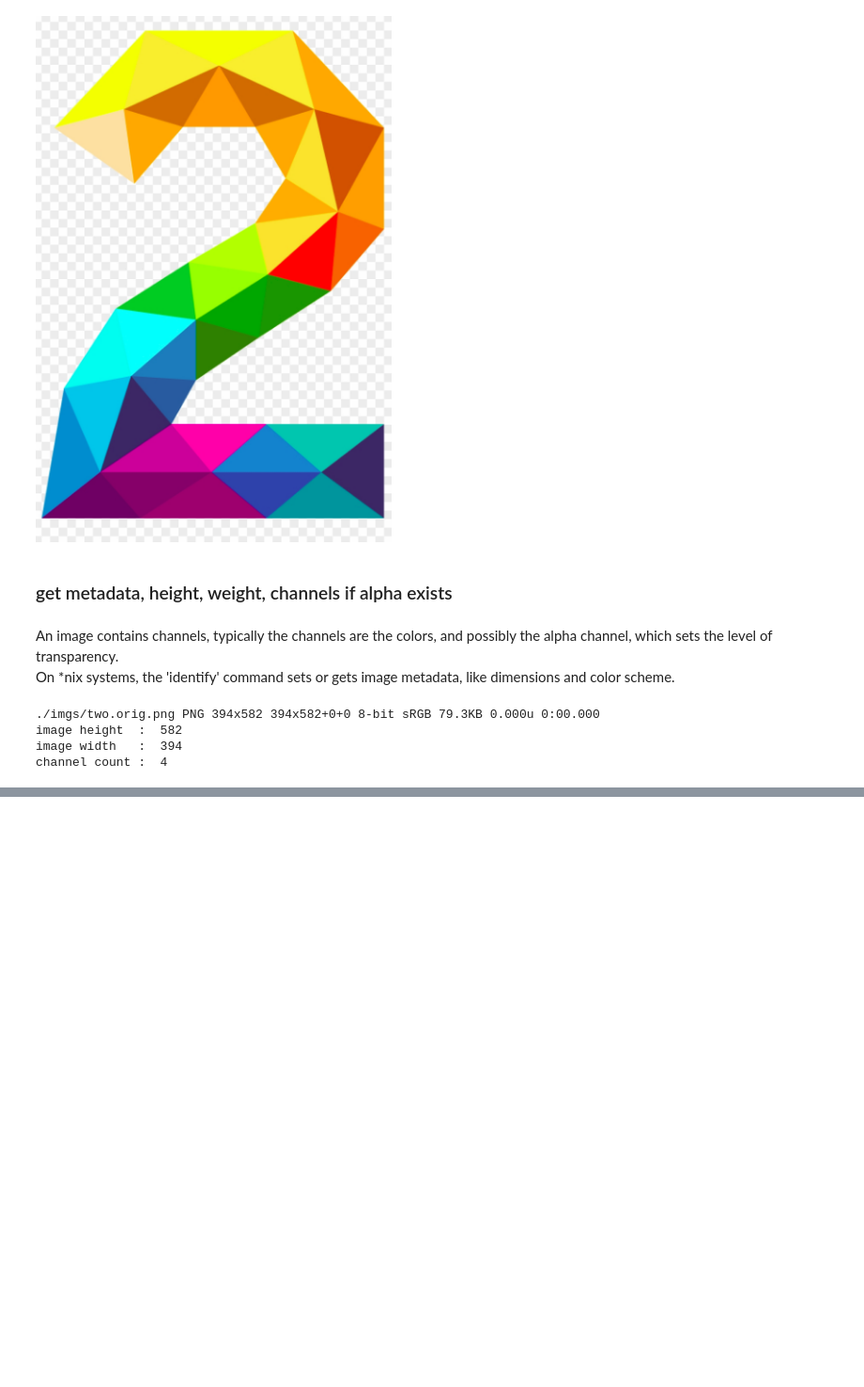
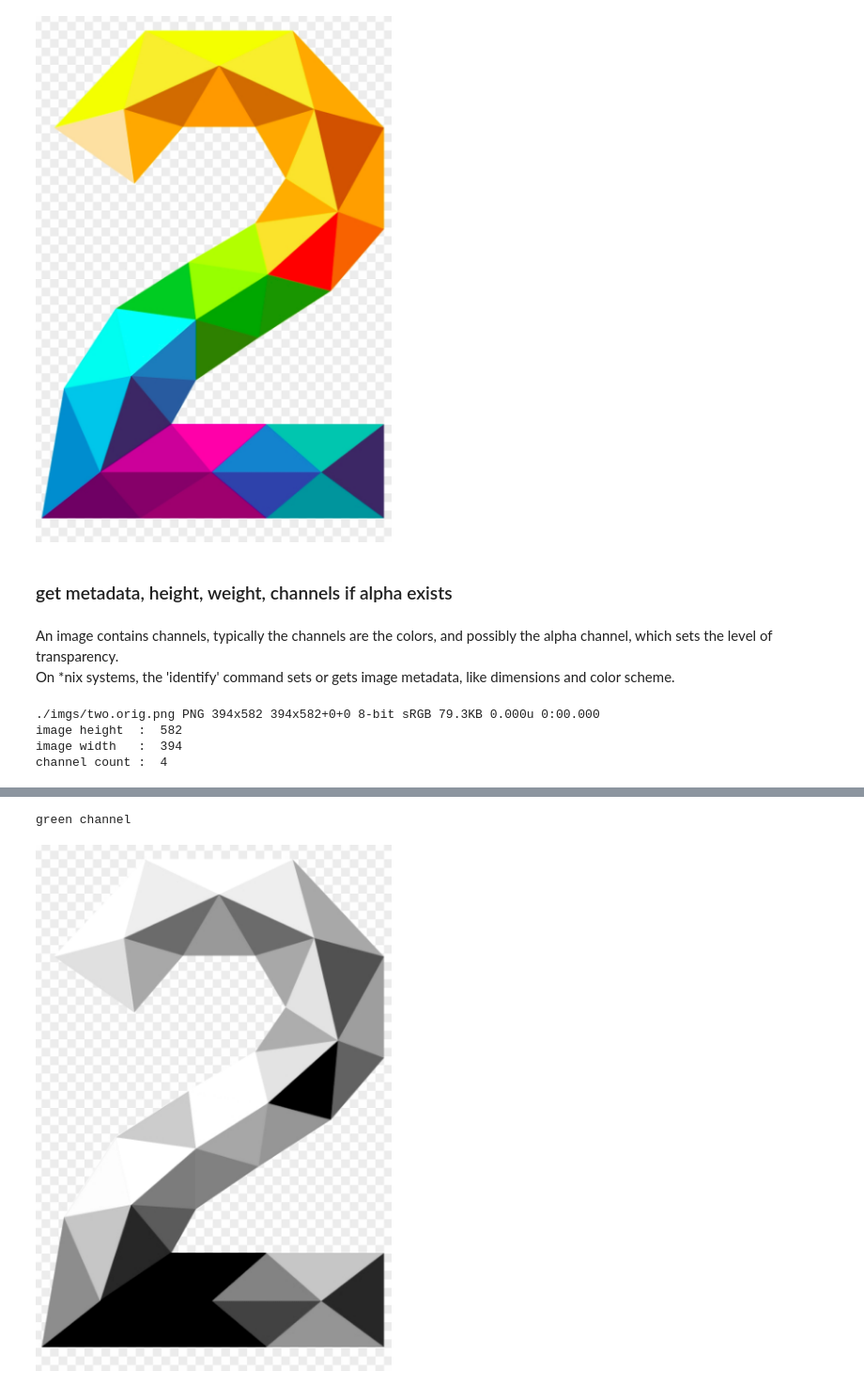
Before and after one commit to will-hill/AI_Decomposed, a Jupyter notebook: 1_Image_Metadata.ipynb, the cells around one changed output, grey strips where cells are left out. Shown at 94% size. Saved outputs shown, nothing was run; the diff lists cells and outputs as text; code cells hidden in the pictures; blank space fills up the shorter version.

```diff
--- a/1_Image_Metadata.ipynb
+++ b/1_Image_Metadata.ipynb
@@ -39,0 +102,6 @@ channel count :  4
+# %%
+print('green channel')
+display_channel(g,w)
+# %% [output]
+green channel
+[figure, added]
```
Also changed, not shown: parts of 11 cells of this notebook, 5 other files.
